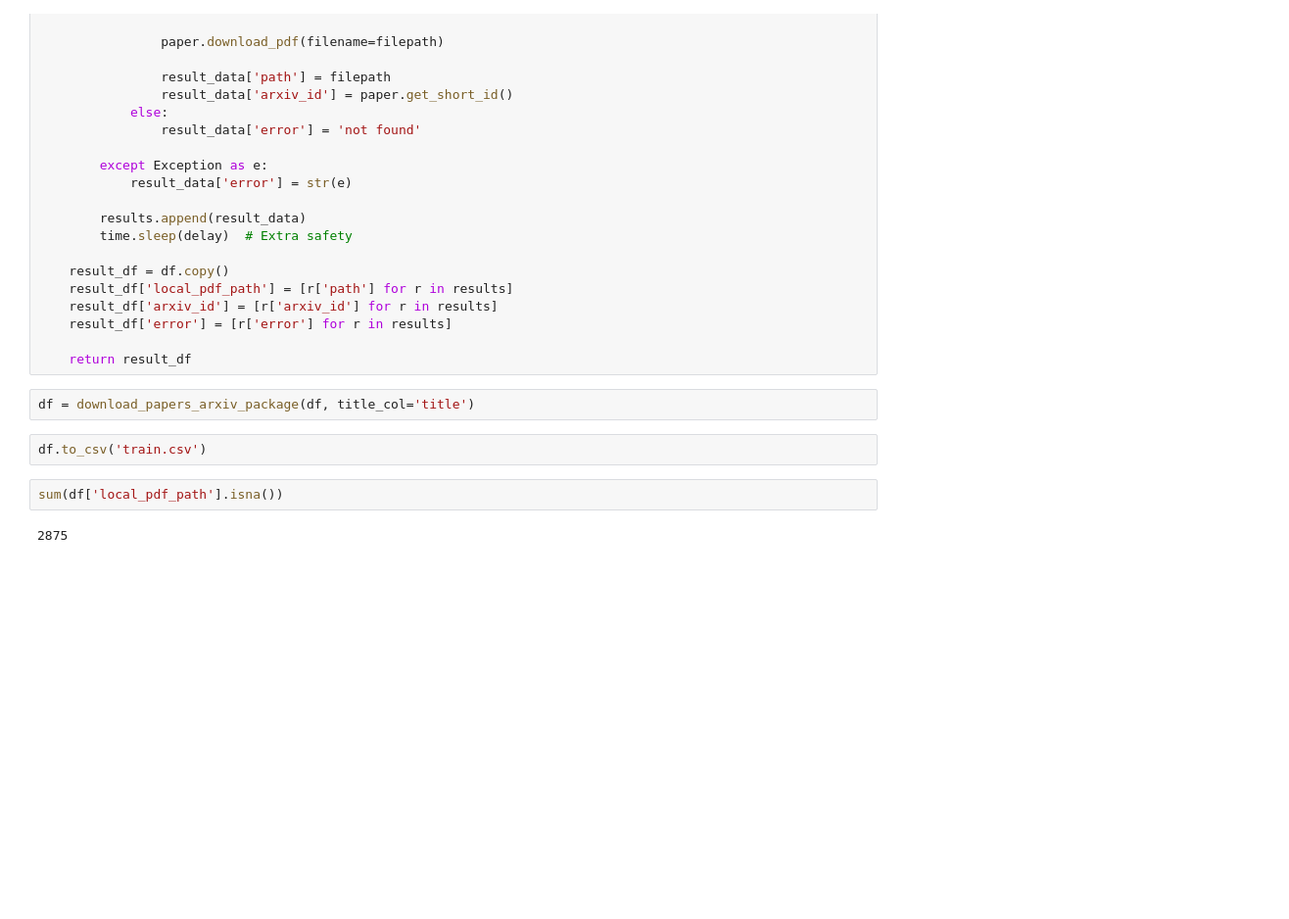
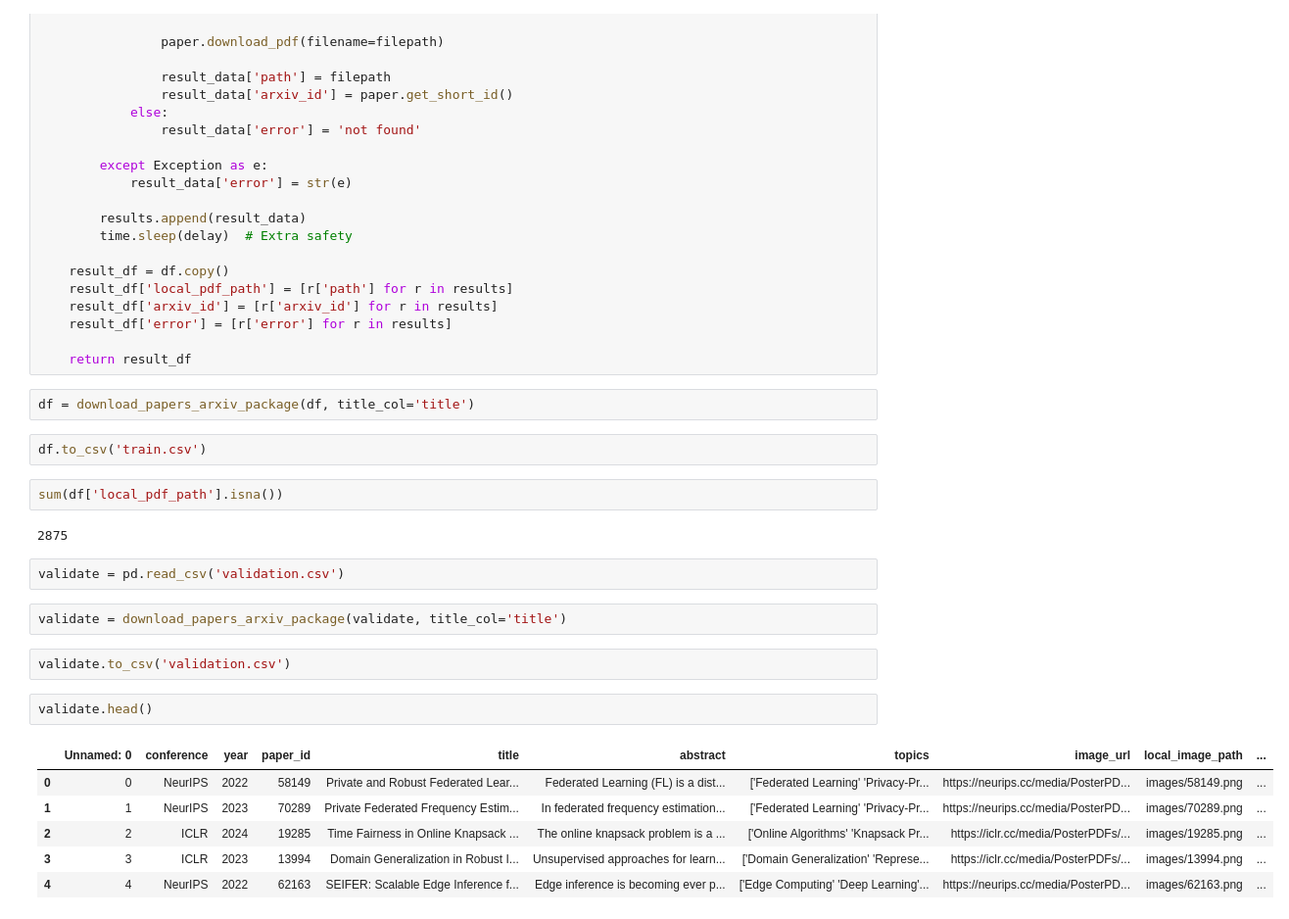
Before and after one commit to emsham/paper-to-poster-finetuning, a Jupyter notebook: notebook.ipynb, the cells around one changed output. Shown at 98% size. Saved outputs shown, nothing was run; the diff lists cells and outputs as text; blank space fills up the shorter version.

```diff
--- a/notebook.ipynb
+++ b/notebook.ipynb
@@ -1657,3 +1657,18 @@ df.to_csv('train.csv')
 sum(df['local_pdf_path'].isna())
 # %% [output]
 2875
+# %%
+validate = pd.read_csv('validation.csv')
+# %%
+validate = download_papers_arxiv_package(validate, title_col='title')
+# %%
+validate.to_csv('validation.csv')
+# %%
+validate.head()
+# %% [output]
+|  | Unnamed: 0 | conference | year | paper_id | title | abstract | topics | image_url | local_image_path | ... |
+| 0 | 0 | NeurIPS | 2022 | 58149 | Private and Robust Federated Lear... | Federated Learning (FL) is a dist... | ['Federated Learning' 'Privacy-Pr... | https://neurips.cc/media/PosterPD... | images/58149.png | ... |
+| 1 | 1 | NeurIPS | 2023 | 70289 | Private Federated Frequency Estim... | In federated frequency estimation... | ['Federated Learning' 'Privacy-Pr... | https://neurips.cc/media/PosterPD... | images/70289.png | ... |
+| 2 | 2 | ICLR | 2024 | 19285 | Time Fairness in Online Knapsack ... | The online knapsack problem is a ... | ['Online Algorithms' 'Knapsack Pr... | https://iclr.cc/media/PosterPDFs/... | images/19285.png | ... |
+| 3 | 3 | ICLR | 2023 | 13994 | Domain Generalization in Robust I... | Unsupervised approaches for learn... | ['Domain Generalization' 'Represe... | https://iclr.cc/media/PosterPDFs/... | images/13994.png | ... |
+| 4 | 4 | NeurIPS | 2022 | 62163 | SEIFER: Scalable Edge Inference f... | Edge inference is becoming ever p... | ['Edge Computing' 'Deep Learning'... | https://neurips.cc/media/PosterPD... | images/62163.png | ... |
```
